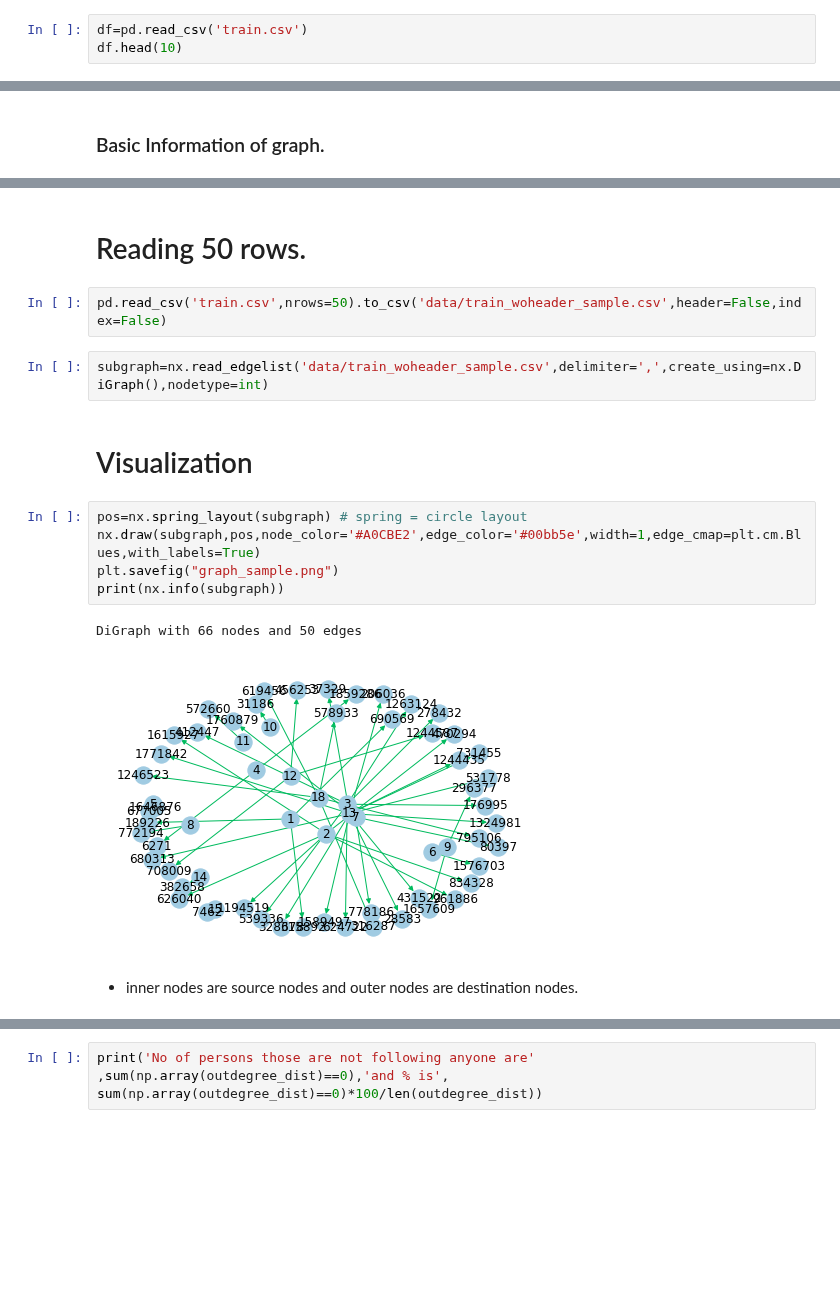
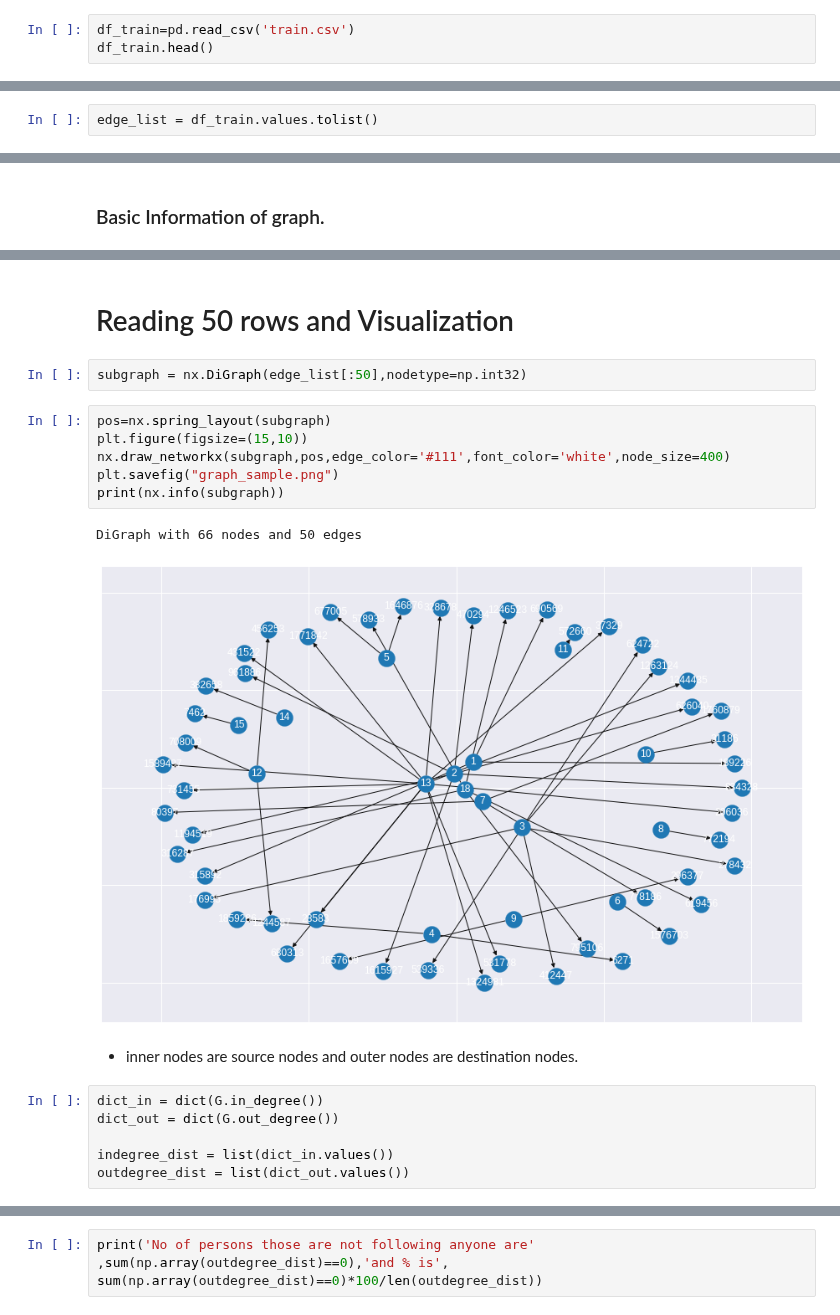
Before and after one commit to JayantGoel001/GraphsAndSocialNetworkAnalytics, a Jupyter notebook: Project/Link_Prediction_on_Facebook_Recruiting_Dataset.ipynb, the cells around one changed output, grey strips where cells are left out. Drawn from its saved outputs; the diff is of its cells as text; blank space fills up the shorter version.

```diff
--- a/Project/Link_Prediction_on_Facebook_Recruiting_Dataset.ipynb
+++ b/Project/Link_Prediction_on_Facebook_Recruiting_Dataset.ipynb
@@ -60,6 +35,6 @@ from sklearn.externals import joblib
 # %%
-df=pd.read_csv('train.csv')
-df.head(10)
+df_train=pd.read_csv('train.csv')
+df_train.head()
 # %% [output]
 |  | source_node | destination_node |
 | 0 | 1 | 690569 |
@@ -127,0 +69,2 @@ df.to_csv('data/train_woheader.csv',header=False,index=False)
+# %%
+edge_list = df_train.values.tolist()
@@ -143,19 +91,22 @@ DiGraph with 1862220 nodes and 9437519 edges
 # %% [markdown]
-# Reading 50 rows.
+# Reading 50 rows and Visualization
 # %%
-pd.read_csv('train.csv',nrows=50).to_csv('data/train_woheader_sample.csv',header=False,index=False)
+subgraph = nx.DiGraph(edge_list[:50],nodetype=np.int32)
-# %%
-subgraph=nx.read_edgelist('data/train_woheader_sample.csv',delimiter=',',create_using=nx.DiGraph(),nodetype=int)
-# %% [markdown]
-# Visualization
 # %%
-pos=nx.spring_layout(subgraph) # spring = circle layout
-nx.draw(subgraph,pos,node_color='#A0CBE2',edge_color='#00bb5e',width=1,edge_cmap=plt.cm.Blues,with_labels=True)
+pos=nx.spring_layout(subgraph)
+plt.figure(figsize=(15,10))
+nx.draw_networkx(subgraph,pos,edge_color='#111',font_color='white',node_size=400)
 plt.savefig("graph_sample.png")
 print(nx.info(subgraph))
 # %% [output]
 DiGraph with 66 nodes and 50 edges
-[figure, old version]
+[figure, new version]
 # %% [markdown]
 * inner nodes are source nodes and outer nodes are destination nodes.
+# %%
+dict_in = dict(G.in_degree())
+dict_out = dict(G.out_degree())
+
+indegree_dist = list(dict_in.values())
+outdegree_dist = list(dict_out.values())
 # %%
```
Also changed, not shown: parts of 54 cells of this notebook.
